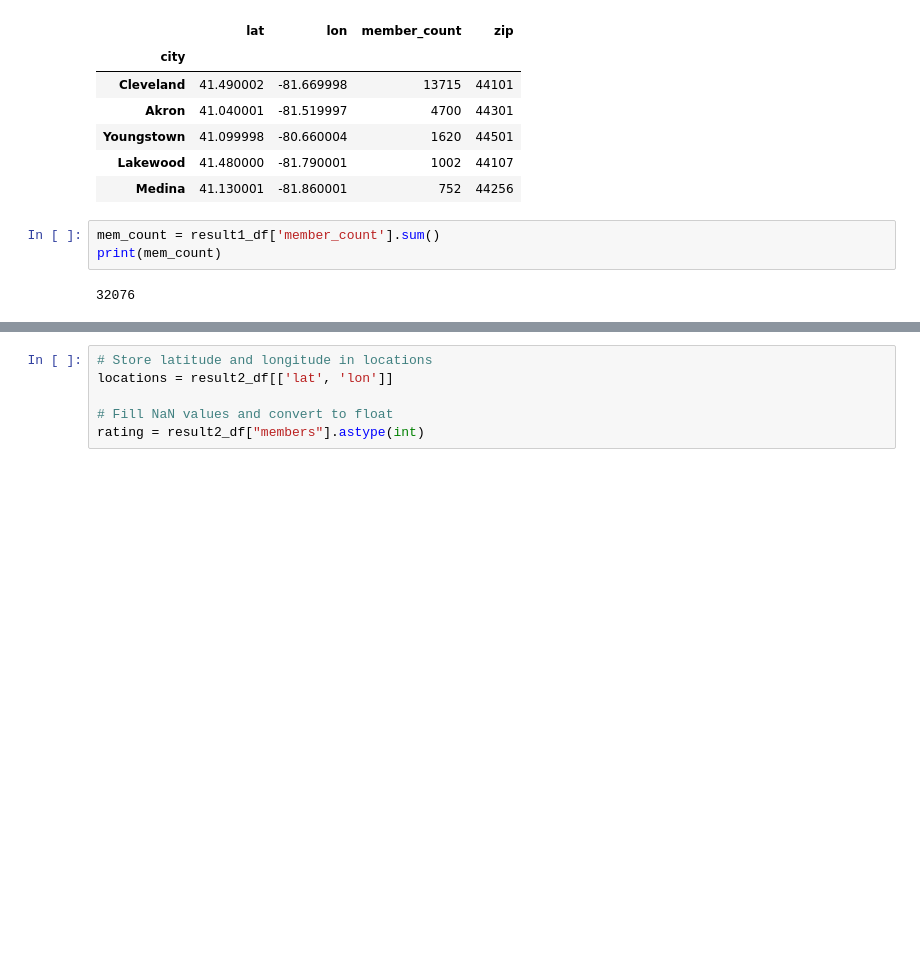
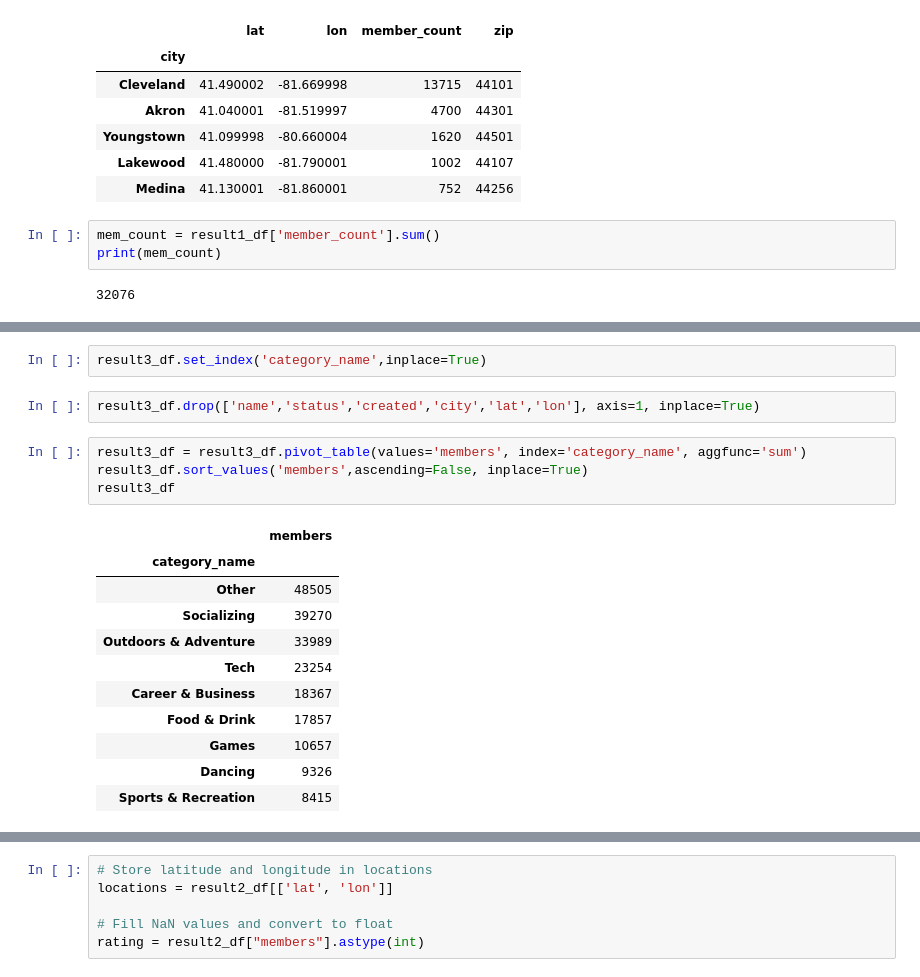
Before and after one commit to richinohio/Project_1_MeetupAPI, a Jupyter notebook: Project 1 - Meetup API (v2).ipynb, the cells around one changed output, grey strips where cells are left out. Cells and saved outputs as stored; diff of their text form; blank space fills up the shorter version.

```diff
--- a/Project 1 - Meetup API (v2).ipynb
+++ b/Project 1 - Meetup API (v2).ipynb
@@ -120,0 +145,20 @@ result2_df.head()
+# %%
+result3_df.set_index('category_name',inplace=True)
+# %%
+result3_df.drop(['name','status','created','city','lat','lon'], axis=1, inplace=True)
+# %%
+result3_df = result3_df.pivot_table(values='members', index='category_name', aggfunc='sum')
+result3_df.sort_values('members',ascending=False, inplace=True)
+result3_df
+# %% [output]
+|  | members |
+| category_name |  |
+| Other | 48505 |
+| Socializing | 39270 |
+| Outdoors & Adventure | 33989 |
+| Tech | 23254 |
+| Career & Business | 18367 |
+| Food & Drink | 17857 |
+| Games | 10657 |
+| Dancing | 9326 |
+| Sports & Recreation | 8415 |
```
Also changed, not shown: parts of 13 cells of this notebook, 3 other files.
